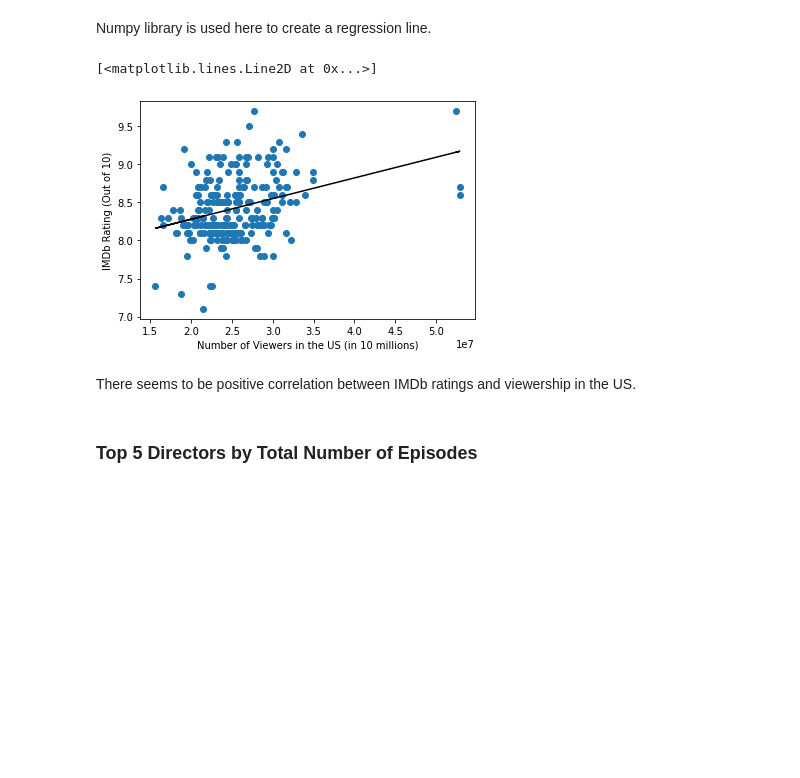
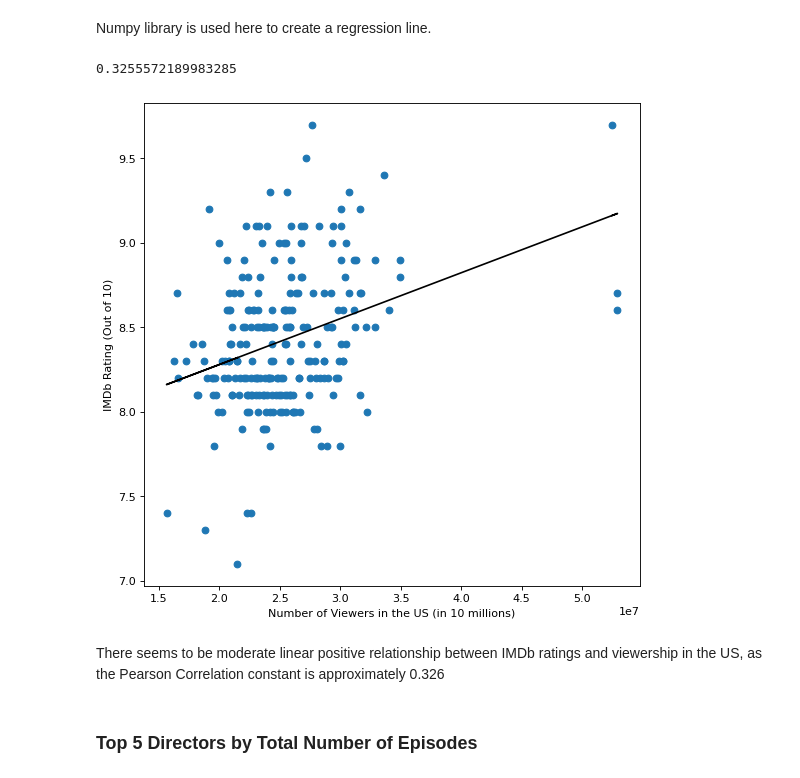
Before and after one commit to xghan99/Friends-EDA, a Jupyter notebook: FriendsEDA.ipynb, the cells around one changed output. Saved outputs shown, nothing was run; the diff lists cells and outputs as text; code cells hidden in the pictures; blank space fills up the shorter version.

```diff
--- a/FriendsEDA.ipynb
+++ b/FriendsEDA.ipynb
@@ -257,17 +233,20 @@ For IMDb ratings, Friends achieved a peak in its final episode and in Season 5 (
 # %% [markdown]
 Numpy library is used here to create a regression line.
 # %%
+figure(figsize=(8,8), dpi=80)
 plt.scatter(df_episodes["us_viewers"], df_imdb["imdb_rating"])
 plt.xlabel("Number of Viewers in the US (in 10 millions)")
 plt.ylabel("IMDb Rating (Out of 10)")
 import numpy as np
+from scipy.stats import pearsonr
 m, b = np.polyfit(df_episodes["us_viewers"], df_imdb["imdb_rating"], 1)
 plt.plot(df_episodes["us_viewers"], m*df_episodes["us_viewers"] + b, color="black")
+pearsonr(df_episodes["us_viewers"], df_imdb["imdb_rating"])[0]
 # %% [output]
-[<matplotlib.lines.Line2D at 0x...>]
+0.3255572189983285
-[figure, old version]
+[figure, new version]
 # %% [markdown]
-There seems to be positive correlation between IMDb ratings and viewership in the US.
+There seems to be moderate linear positive relationship between IMDb ratings and viewership in the US, as the Pearson Correlation constant is approximately 0.326
 # %% [markdown]
 ### Top 5 Directors by Total Number of Episodes
 # %%
```
Also changed, not shown: parts of 15 cells of this notebook.
